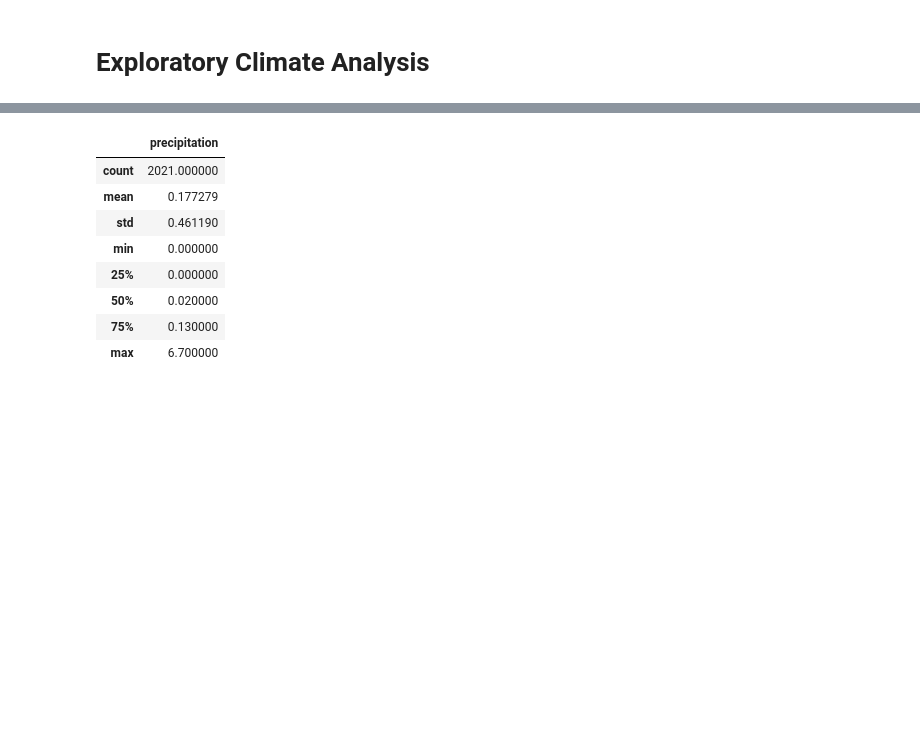
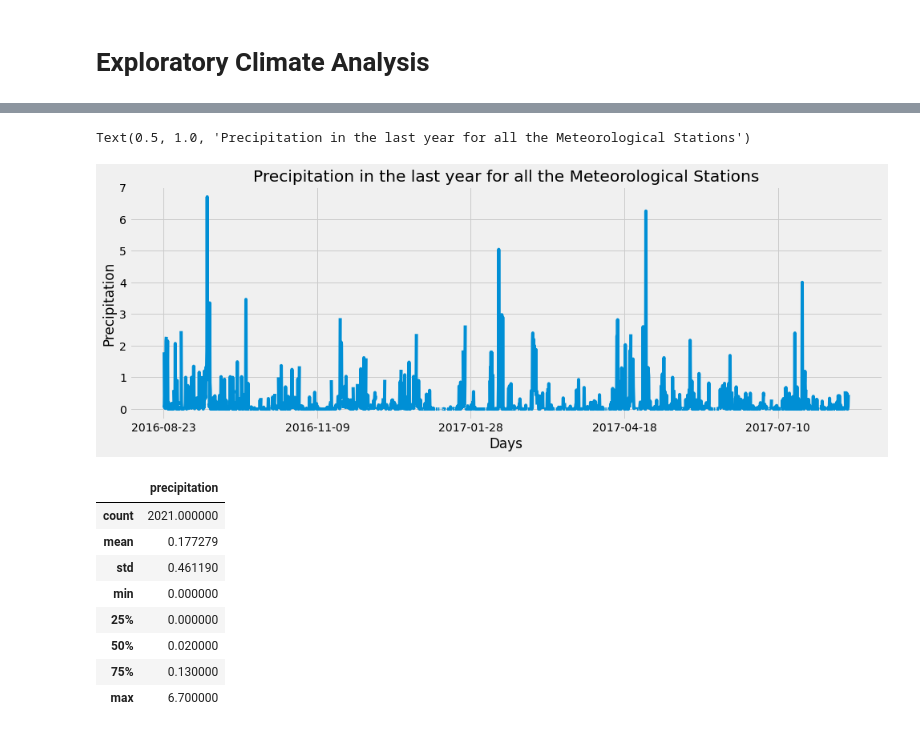
Before and after one commit to NataliaVelasquez18/Weather-analysis-with-SQLAlchemy-and-SQLite, a Jupyter notebook: climate_analysis.ipynb, the cells around one changed output, grey strips where cells are left out. Drawn from its saved outputs; the diff is of its cells as text; code cells hidden in the pictures; blank space fills up the shorter version.

```diff
--- a/climate_analysis.ipynb
+++ b/climate_analysis.ipynb
@@ -91,3 +138,13 @@ df.plot()
+# %%
+# Use Pandas Plotting with Matplotlib to plot the data
+
+df.plot(figsize=(15,5), legend=None)
+plt.xlabel("Days")
+plt.ylabel("Precipitation")
+plt.title("Precipitation in the last year for all the Meteorological Stations")
+# %% [output]
+Text(0.5, 1.0, 'Precipitation in the last year for all the Meteorological Stations')
+[figure, added]
 # %%
 # Use Pandas to calcualte the summary statistics for the precipitation data
 df.describe()
```
Also changed, not shown: parts of 28 cells of this notebook, 6 other files.
